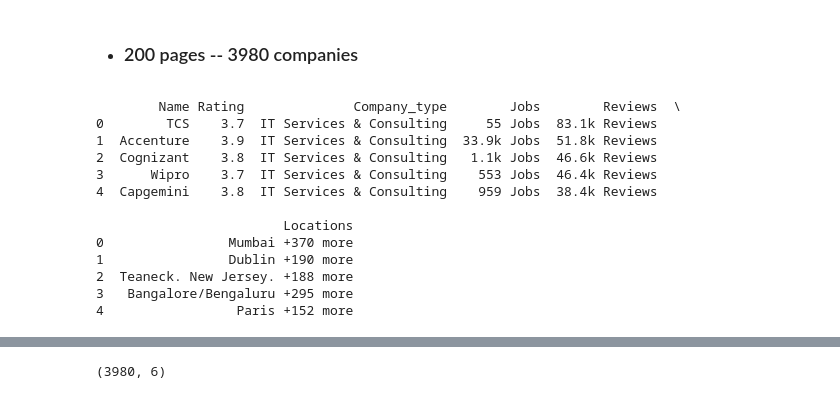
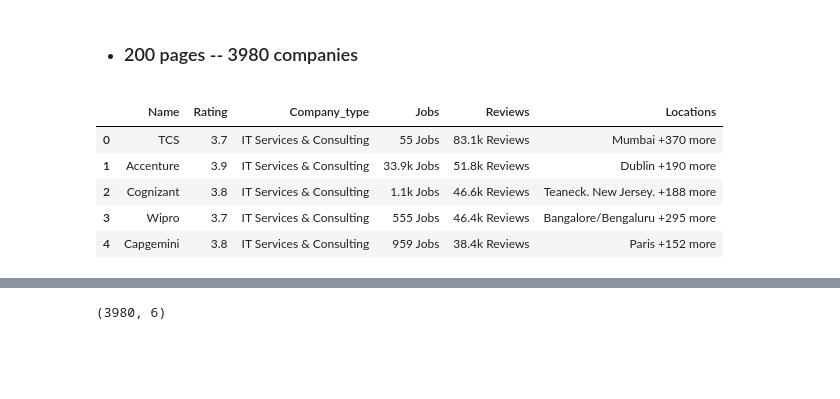
Before and after one commit to rabin20-04/Web-Scarping, a Jupyter notebook: web_scarping/web_scarping.ipynb, the cells around one changed output, grey strips where cells are left out. Drawn from its saved outputs; the diff is of its cells as text; code cells hidden in the pictures; blank space fills up the shorter version.

```diff
--- a/web_scarping/web_scarping.ipynb
+++ b/web_scarping/web_scarping.ipynb
@@ -270,7 +277,7 @@ final_dataframe.shape
 
 final_dataframe = pd.DataFrame()
 
-# Loop over the page numbers
+
 for j in range(1, 200):
     url = "https://www.ambitionbox.com/list-of-companies?page={}".format(j)
     headers = {
@@ -280,15 +287,15 @@ for j in range(1, 200):
 
     try:
         web_page = requests.get(url, headers=headers, timeout=10)
-        web_page.raise_for_status()  # Raise an error for bad responses (4xx and 5xx)
+        web_page.raise_for_status()
     except requests.exceptions.RequestException as e:
         print(f"Error fetching page {j}: {e}")
-        continue  # Skip this iteration if the request failed
+        continue
 
     soup = Bs(web_page.content, "lxml")
     company_ = soup.find_all("div", class_="companyCardWrapper")
 
-    # Lists to store data for each page
+
     name = []
     rating = []
     company_type = []
@@ -310,50 +317,43 @@ for j in range(1, 200):
         try:
             company_type.append(i.find_all("span", class_="companyCardWrapper__interLinking")[0].text.strip().split('|')[0].strip())
         except (AttributeError, IndexError):
-            company_type.append(np.nan)
+            company_type.append("public")
 
         try:
             locations.append(i.find_all("span", class_="companyCardWrapper__interLinking")[0].text.strip().split('|')[4].strip())
         except (AttributeError, IndexError):
-            locations.append(np.nan)
+            locations.append("Delhi")
 
         try:
             reviews.append(i.find_all("a", class_="companyCardWrapper__ActionWrapper")[0].text.strip())
         except (AttributeError, IndexError):
             reviews.append(np.nan)
 
         try:
             jobs.append(i.find_all("a", class_="companyCardWrapper__ActionWrapper")[3].text.strip())
         except (AttributeError, IndexError):
             jobs.append(np.nan)
 
-    # Create a dictionary and DataFrame for the current page
+
     company_dict = {
         "Name": name,
         "Rating": rating,
         "Company_type": company_type,
         "Jobs": jobs,
         "Reviews": reviews,
         "Locations": locations
     }
     company_dataframe = pd.DataFrame(company_dict)
 
-    # Concatenate to the final DataFrame
+
     final_dataframe = pd.concat([final_dataframe, company_dataframe], ignore_index=True)
 
-# Print or save the final DataFrame
-print(final_dataframe.head())
+
+final_dataframe.head()
 # %% [output]
-        Name Rating              Company_type        Jobs        Reviews  \
-0        TCS    3.7  IT Services & Consulting     55 Jobs  83.1k Reviews
-1  Accenture    3.9  IT Services & Consulting  33.9k Jobs  51.8k Reviews
-2  Cognizant    3.8  IT Services & Consulting   1.1k Jobs  46.6k Reviews
-3      Wipro    3.7  IT Services & Consulting    553 Jobs  46.4k Reviews
-4  Capgemini    3.8  IT Services & Consulting    959 Jobs  38.4k Reviews
-
-                        Locations
-0                Mumbai +370 more
-1                Dublin +190 more
-2  Teaneck. New Jersey. +188 more
-3   Bangalore/Bengaluru +295 more
-4                 Paris +152 more
+|  | Name | Rating | Company_type | Jobs | Reviews | Locations |
+| 0 | TCS | 3.7 | IT Services & Consulting | 55 Jobs | 83.1k Reviews | Mumbai +370 more |
+| 1 | Accenture | 3.9 | IT Services & Consulting | 33.9k Jobs | 51.8k Reviews | Dublin +190 more |
+| 2 | Cognizant | 3.8 | IT Services & Consulting | 1.1k Jobs | 46.6k Reviews | Teaneck. New Jersey. +188 more |
+| 3 | Wipro | 3.7 | IT Services & Consulting | 555 Jobs | 46.4k Reviews | Bangalore/Bengaluru +295 more |
+| 4 | Capgemini | 3.8 | IT Services & Consulting | 959 Jobs | 38.4k Reviews | Paris +152 more |
```
Also changed, not shown: parts of 5 cells of this notebook.
